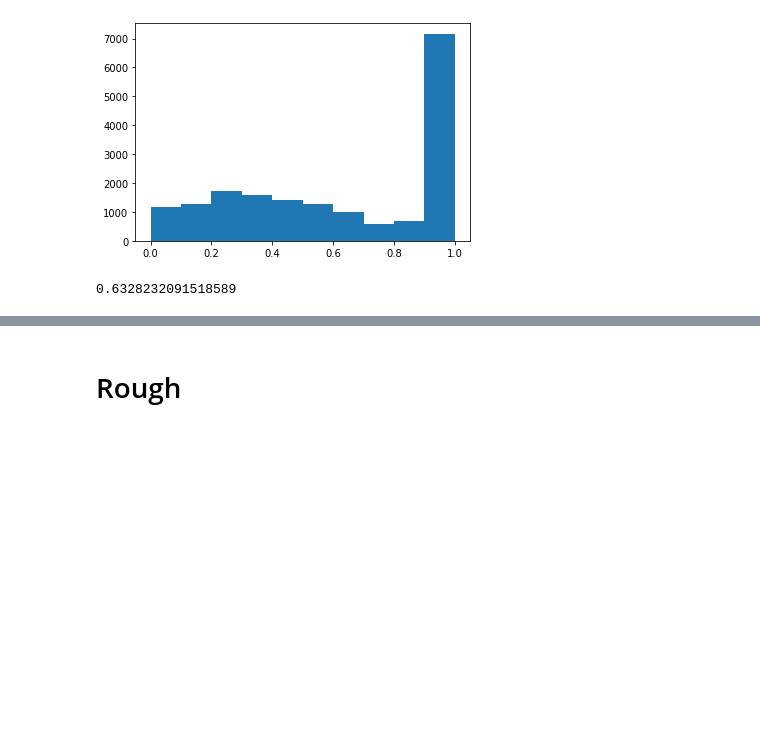
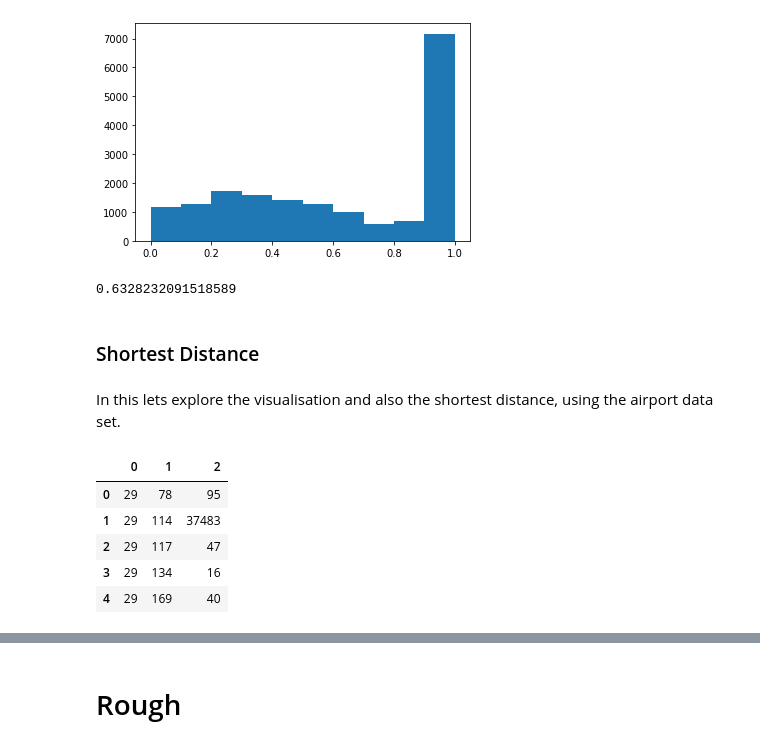
Before and after one commit to mohity5/Practice_NetworkAnalysis_Airports, a Jupyter notebook: Networks_Basics.ipynb, the cells around one changed output, grey strips where cells are left out. Cells and saved outputs as stored; diff of their text form; code cells hidden in the pictures; blank space fills up the shorter version.

```diff
--- a/Networks_Basics.ipynb
+++ b/Networks_Basics.ipynb
@@ -120,3 +124,18 @@ plt.show()
 nx.average_clustering(G_C_Max)
 # %% [output]
 0.6328232091518589
+# %% [markdown]
+### Shortest Distance
+# %% [markdown]
+In this lets explore the visualisation and also the shortest distance, using the airport data set.
+# %%
+Airport_Codes = pd.read_csv('./Data/US_Airport_Code.txt', header=None, sep=' ')
+# %%
+Airport_Codes.head()
+# %% [output]
+|  | 0 | 1 | 2 |
+| 0 | 29 | 78 | 95 |
+| 1 | 29 | 114 | 37483 |
+| 2 | 29 | 117 | 47 |
+| 3 | 29 | 134 | 16 |
+| 4 | 29 | 169 | 40 |
```
Also changed, not shown: parts of 13 cells of this notebook.
